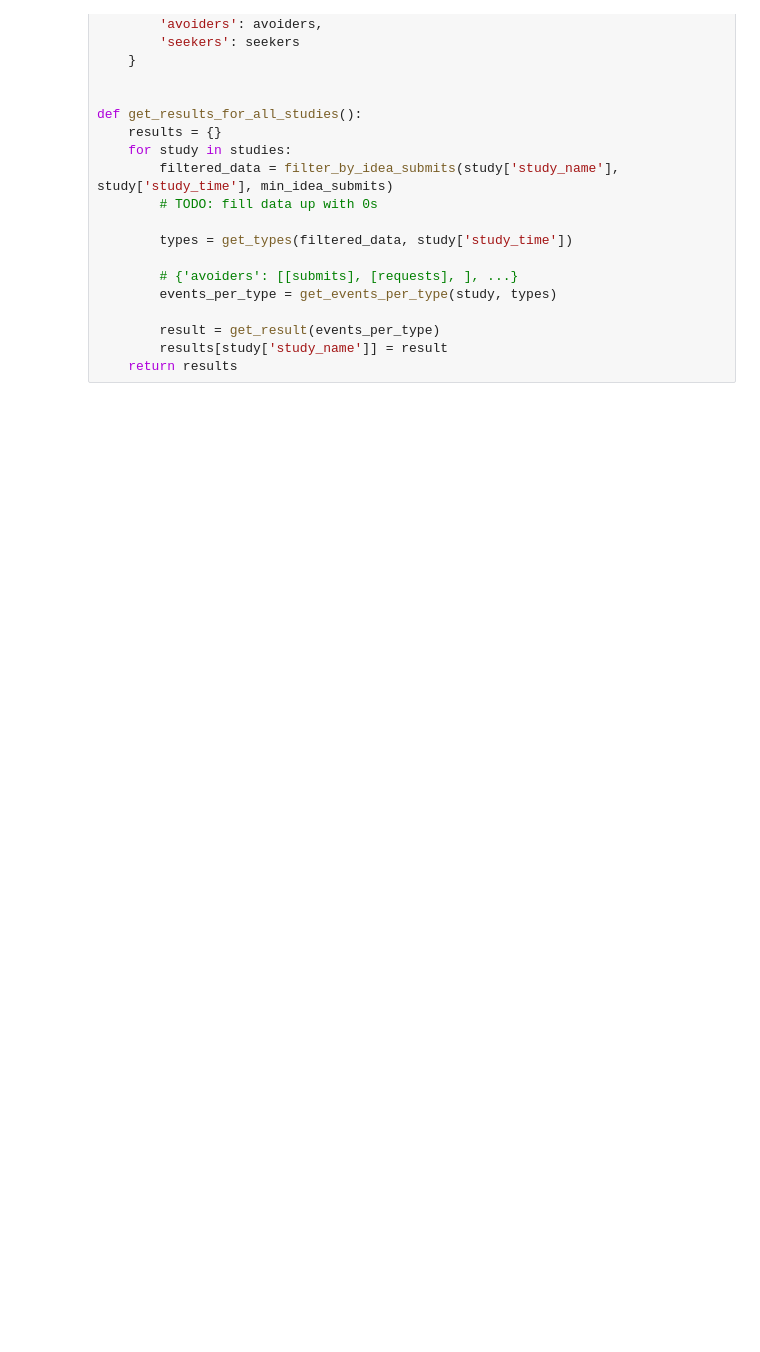
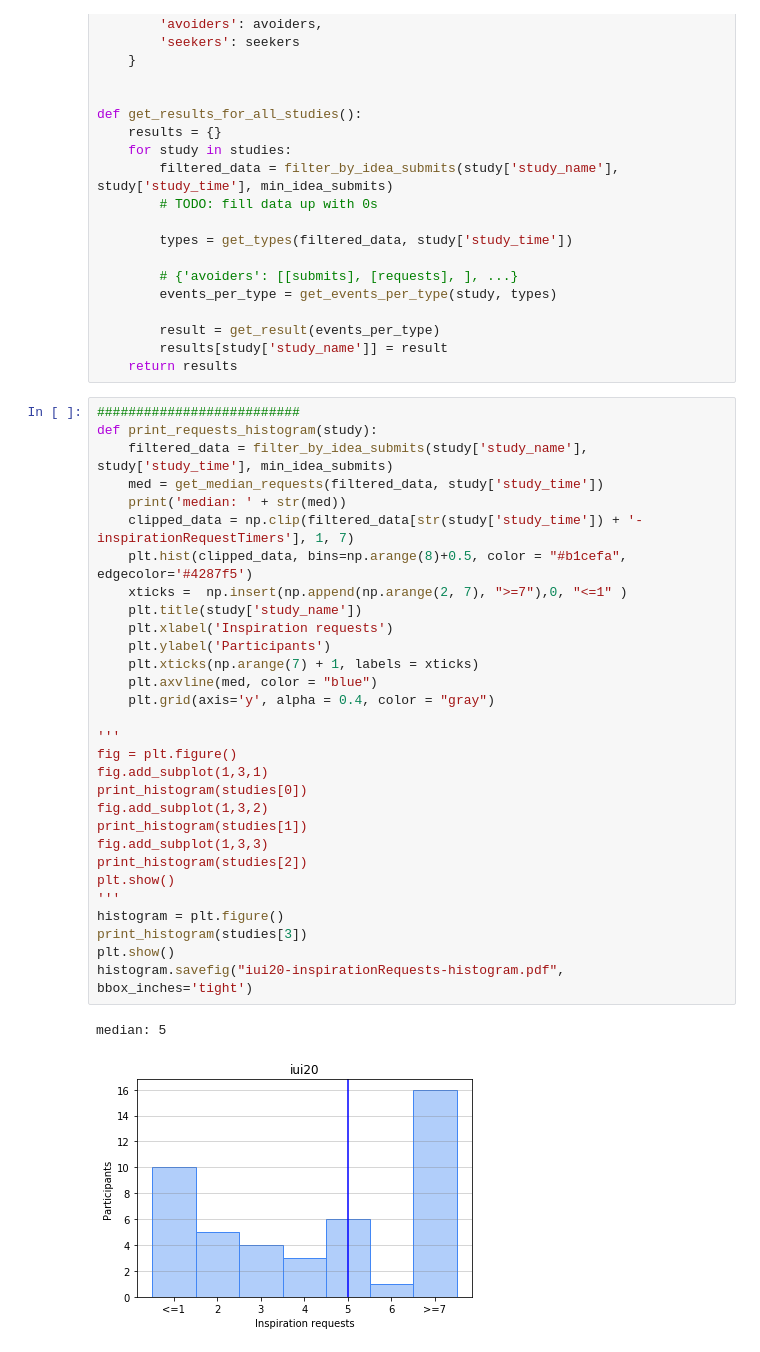
Before and after one commit to kiwikern/ideator-types-sequence-analysis, a Jupyter notebook: sequence_analysis.ipynb, the cells around one changed output. Saved outputs shown, nothing was run; the diff lists cells and outputs as text; blank space fills up the shorter version.

```diff
--- a/sequence_analysis.ipynb
+++ b/sequence_analysis.ipynb
@@ -128,3 +107,36 @@ def get_results_for_all_studies():
         result = get_result(events_per_type)
         results[study['study_name']] = result
     return results
+# %%
+##########################
+def print_requests_histogram(study):
+    filtered_data = filter_by_idea_submits(study['study_name'], study['study_time'], min_idea_submits)
+    med = get_median_requests(filtered_data, study['study_time'])
+    print('median: ' + str(med))
+    clipped_data = np.clip(filtered_data[str(study['study_time']) + '-inspirationRequestTimers'], 1, 7)
+    plt.hist(clipped_data, bins=np.arange(8)+0.5, color = "#b1cefa", edgecolor='#4287f5')
+    xticks =  np.insert(np.append(np.arange(2, 7), ">=7"),0, "<=1" )
+    plt.title(study['study_name'])
+    plt.xlabel('Inspiration requests')
+    plt.ylabel('Participants')
+    plt.xticks(np.arange(7) + 1, labels = xticks)
+    plt.axvline(med, color = "blue")
+    plt.grid(axis='y', alpha = 0.4, color = "gray")
+
+'''
+fig = plt.figure()
+fig.add_subplot(1,3,1)
+print_histogram(studies[0])
+fig.add_subplot(1,3,2)
+print_histogram(studies[1])
+fig.add_subplot(1,3,3)
+print_histogram(studies[2])
+plt.show()
+'''
+histogram = plt.figure()
+print_histogram(studies[3])
+plt.show()
+histogram.savefig("iui20-inspirationRequests-histogram.pdf", bbox_inches='tight')
+# %% [output]
+median: 5
+[figure, added]
```
Also changed, not shown: parts of 9 cells of this notebook, 12 other files.
